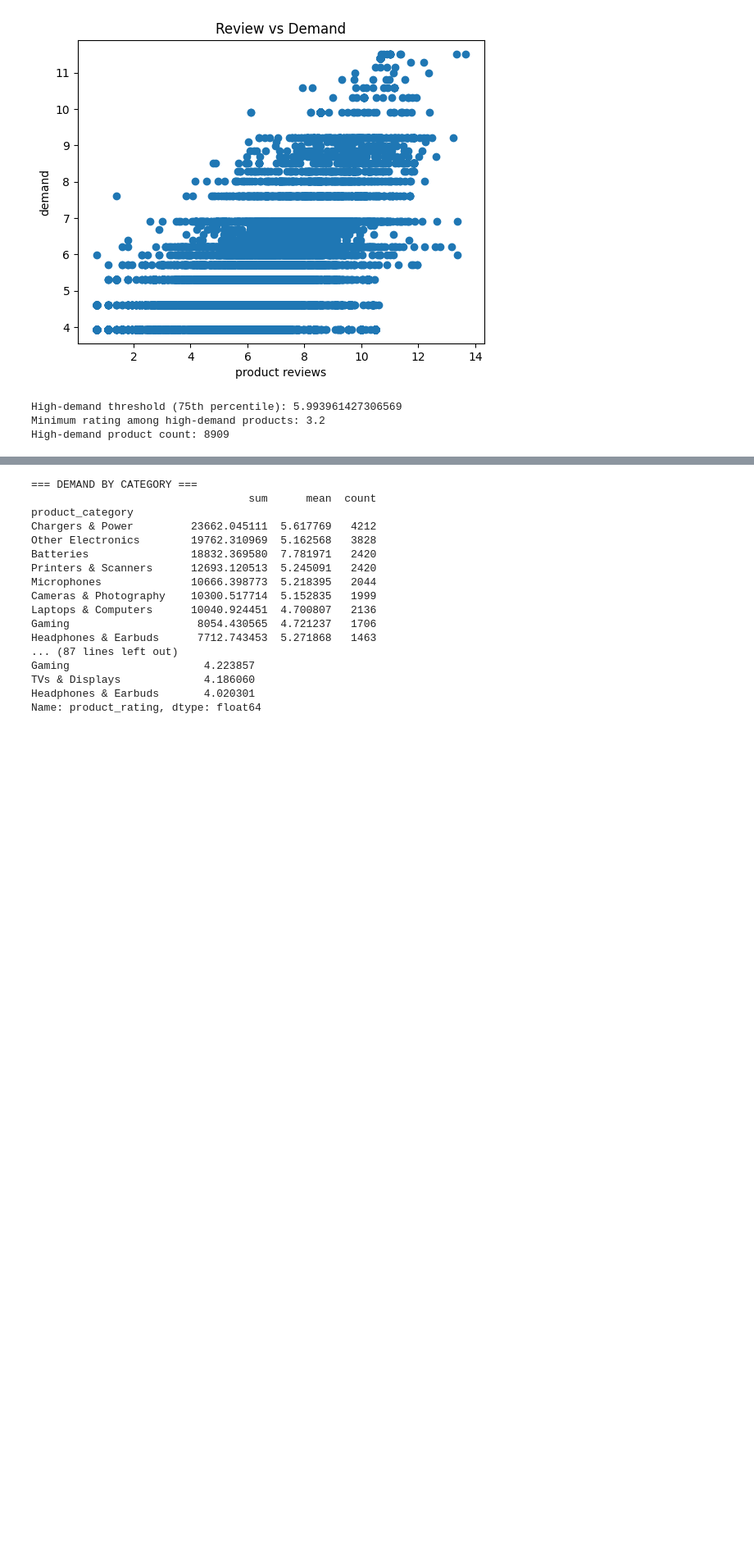
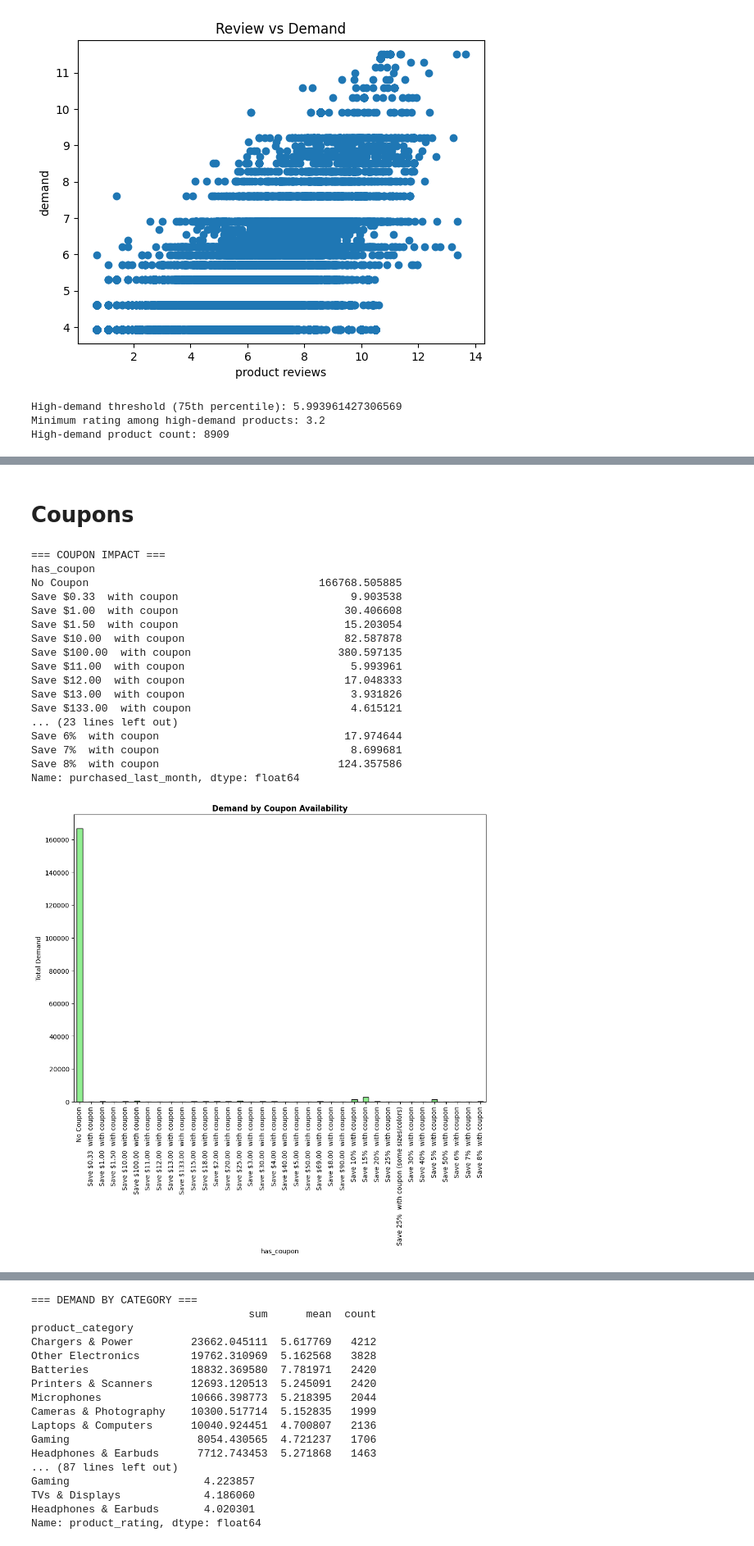
Before and after one commit to UnrealizedEnd77/Product_Demand_Analysis, a Jupyter notebook: Product_Demand_Analysis.ipynb, the cells around one changed output, grey strips where cells are left out. Shown at 82% size. Cells and saved outputs as stored; diff of their text form; code cells hidden in the pictures; blank space fills up the shorter version.

```diff
--- a/Product_Demand_Analysis.ipynb
+++ b/Product_Demand_Analysis.ipynb
@@ -974,0 +923,31 @@ Name: purchased_last_month, dtype: float64
+# %% [markdown]
+# Coupons
+# %%
+coupon_demand = df.groupby('has_coupon')['purchased_last_month'].sum()
+print('\n=== COUPON IMPACT ===')
+print(coupon_demand)
+fig, axes = plt.subplots(1, 1, figsize=(10, 10))
+coupon_demand.plot(kind='bar', ax=axes, color='lightgreen', edgecolor='black')
+axes.set_title('Demand by Coupon Availability', fontweight='bold')
+axes.set_ylabel('Total Demand')
+plt.tight_layout()
+plt.show()
+# %% [output]
+=== COUPON IMPACT ===
+has_coupon
+No Coupon                                    166768.505885
+Save $0.33  with coupon                           9.903538
+Save $1.00  with coupon                          30.406608
+Save $1.50  with coupon                          15.203054
+Save $10.00  with coupon                         82.587878
+Save $100.00  with coupon                       380.597135
+Save $11.00  with coupon                          5.993961
+Save $12.00  with coupon                         17.048333
+Save $13.00  with coupon                          3.931826
+Save $133.00  with coupon                         4.615121
+... (23 lines left out)
+Save 6%  with coupon                             17.974644
+Save 7%  with coupon                              8.699681
+Save 8%  with coupon                            124.357586
+Name: purchased_last_month, dtype: float64
+[figure, added]
```
Also changed, not shown: parts of 27 cells of this notebook.
